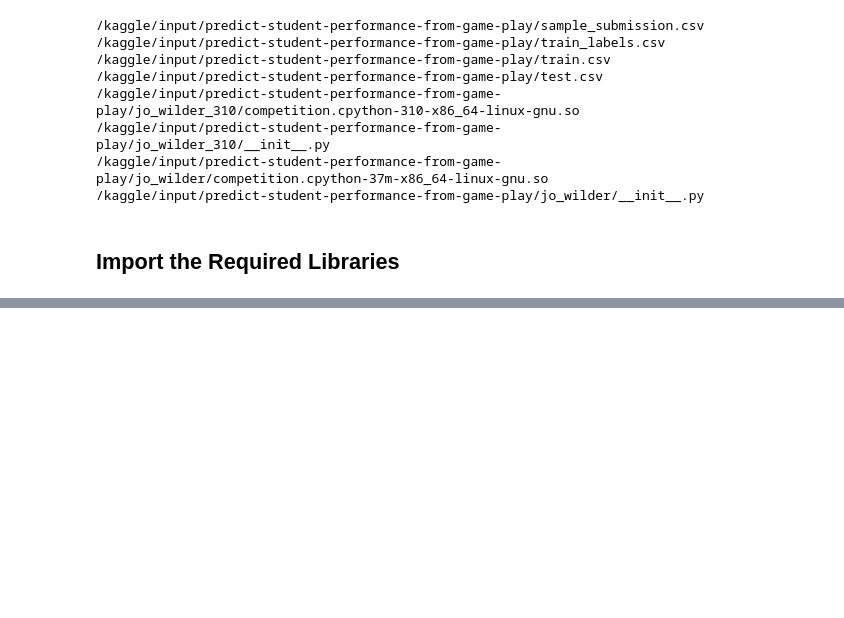
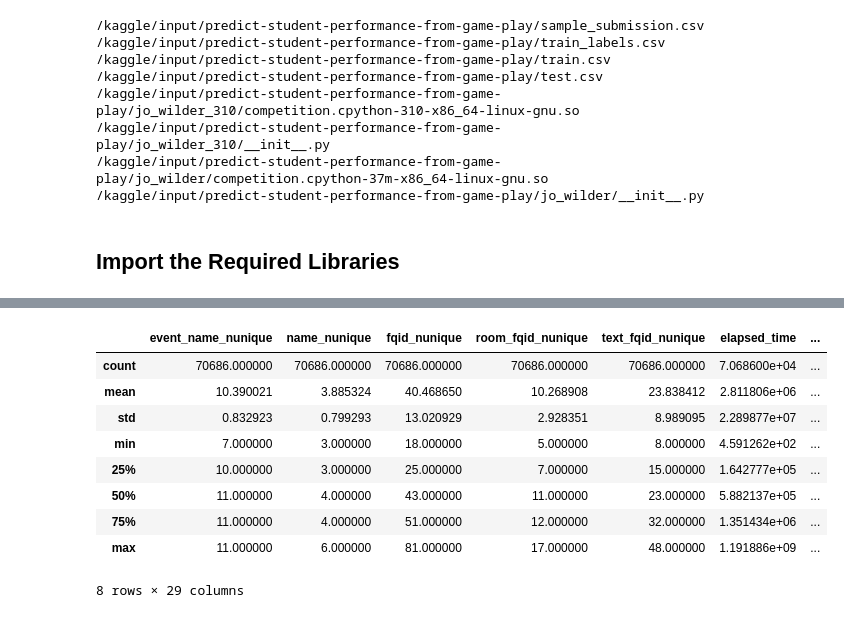
Before and after one commit to elleneug/code_competitions, a Jupyter notebook: elleneug-studentperformance-competition.ipynb, the cells around one changed output, grey strips where cells are left out. Cells and saved outputs as stored; diff of their text form; code cells hidden in the pictures; blank space fills up the shorter version.

```diff
--- a/elleneug-studentperformance-competition.ipynb
+++ b/elleneug-studentperformance-competition.ipynb
@@ -33,0 +165,25 @@ import matplotlib.pyplot as plt
+# %%
+# Reference: https://www.kaggle.com/code/cdeotte/random-forest-baseline-0-664/notebook
+
+def feature_engineer(dataset_df):
+    dfs = []
+    for c in CATEGORICAL:
+        tmp = dataset_df.groupby(['session_id','level_group'])[c].agg('nunique')
+        tmp.name = tmp.name + '_nunique'
+        dfs.append(tmp)
+    for c in NUMERICAL:
+        tmp = dataset_df.groupby(['session_id','level_group'])[c].agg('mean')
+        dfs.append(tmp)
+    for c in NUMERICAL:
+        tmp = dataset_df.groupby(['session_id','level_group'])[c].agg('std')
+        tmp.name = tmp.name + '_std'
+        dfs.append(tmp)
+    for c in NUMERICAL:
+        tmp = dataset_df.groupby(['session_id','level_group'])[c].agg('median')
+        tmp.name = tmp.name + '_median'
+        dfs.append(tmp)
+    dataset_df = pd.concat(dfs,axis=1)
+    dataset_df = dataset_df.fillna(-1)
+    dataset_df = dataset_df.reset_index()
+    dataset_df = dataset_df.set_index('session_id')
+    return dataset_df
@@ -33,0 +213,13 @@ import matplotlib.pyplot as plt
+# %%
+dataset_df.describe()
+# %% [output]
+|  | event_name_nunique | name_nunique | fqid_nunique | room_fqid_nunique | text_fqid_nunique | elapsed_time | ... |
+| count | 70686.000000 | 70686.000000 | 70686.000000 | 70686.000000 | 70686.000000 | 7.068600e+04 | ... |
+| mean | 10.390021 | 3.885324 | 40.468650 | 10.268908 | 23.838412 | 2.811806e+06 | ... |
+| std | 0.832923 | 0.799293 | 13.020929 | 2.928351 | 8.989095 | 2.289877e+07 | ... |
+| min | 7.000000 | 3.000000 | 18.000000 | 5.000000 | 8.000000 | 4.591262e+02 | ... |
+| 25% | 10.000000 | 3.000000 | 25.000000 | 7.000000 | 15.000000 | 1.642777e+05 | ... |
+| 50% | 11.000000 | 4.000000 | 43.000000 | 11.000000 | 23.000000 | 5.882137e+05 | ... |
+| 75% | 11.000000 | 4.000000 | 51.000000 | 12.000000 | 32.000000 | 1.351434e+06 | ... |
+| max | 11.000000 | 6.000000 | 81.000000 | 17.000000 | 48.000000 | 1.191886e+09 | ... |
+8 rows × 29 columns
```
Also changed, not shown: parts of 29 cells of this notebook.
